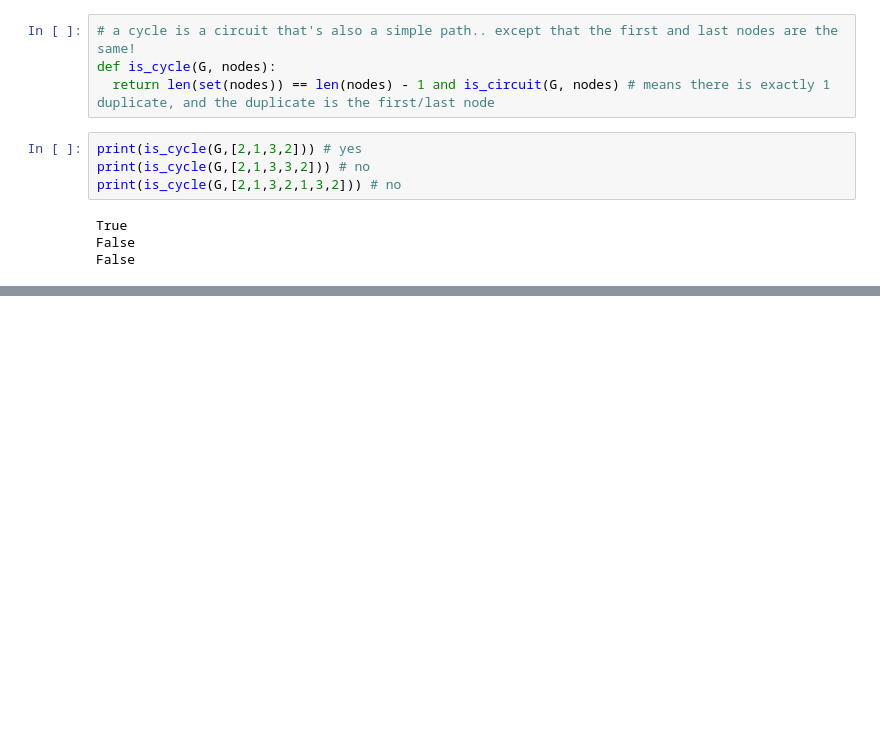
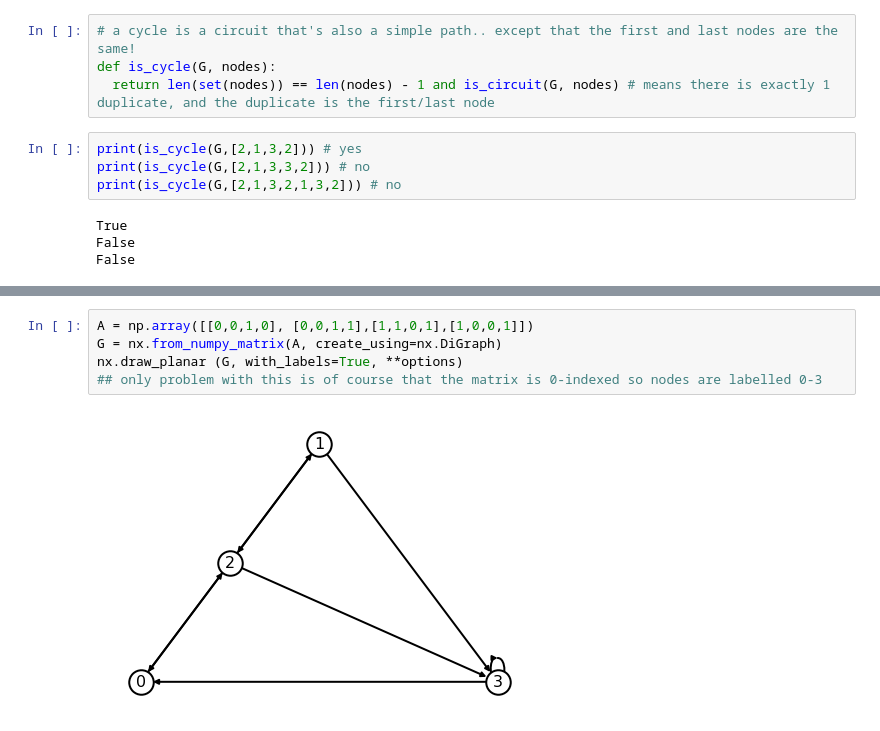
Before and after one commit to SteveR-Ncl/maths-colab-notebooks, a Jupyter notebook: Maths_graphs.ipynb, the cells around one changed output, grey strips where cells are left out. Drawn from its saved outputs; the diff is of its cells as text; blank space fills up the shorter version.

```diff
--- a/Maths_graphs.ipynb
+++ b/Maths_graphs.ipynb
@@ -159,3 +166,10 @@ False
+# %%
+A = np.array([[0,0,1,0], [0,0,1,1],[1,1,0,1],[1,0,0,1]])
+G = nx.from_numpy_matrix(A, create_using=nx.DiGraph)
+nx.draw_planar (G, with_labels=True, **options)
+## only problem with this is of course that the matrix is 0-indexed so nodes are labelled 0-3
+# %% [output]
+[figure, added]
 # %% [markdown]
 # Trees
 
```
Also changed, not shown: parts of 17 cells of this notebook.
